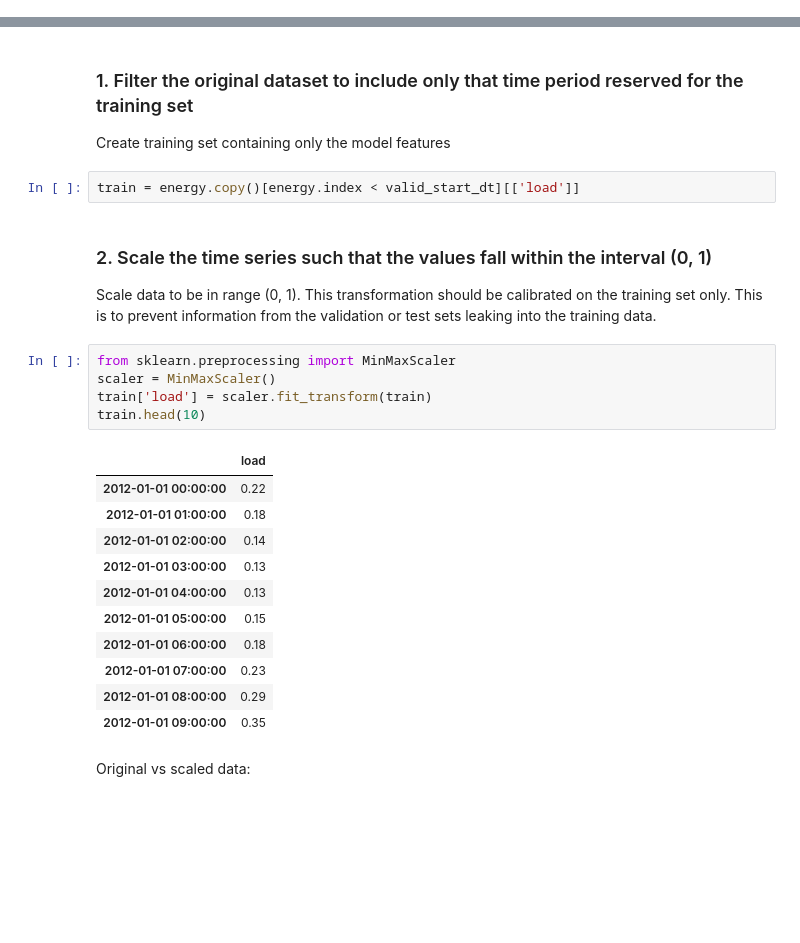
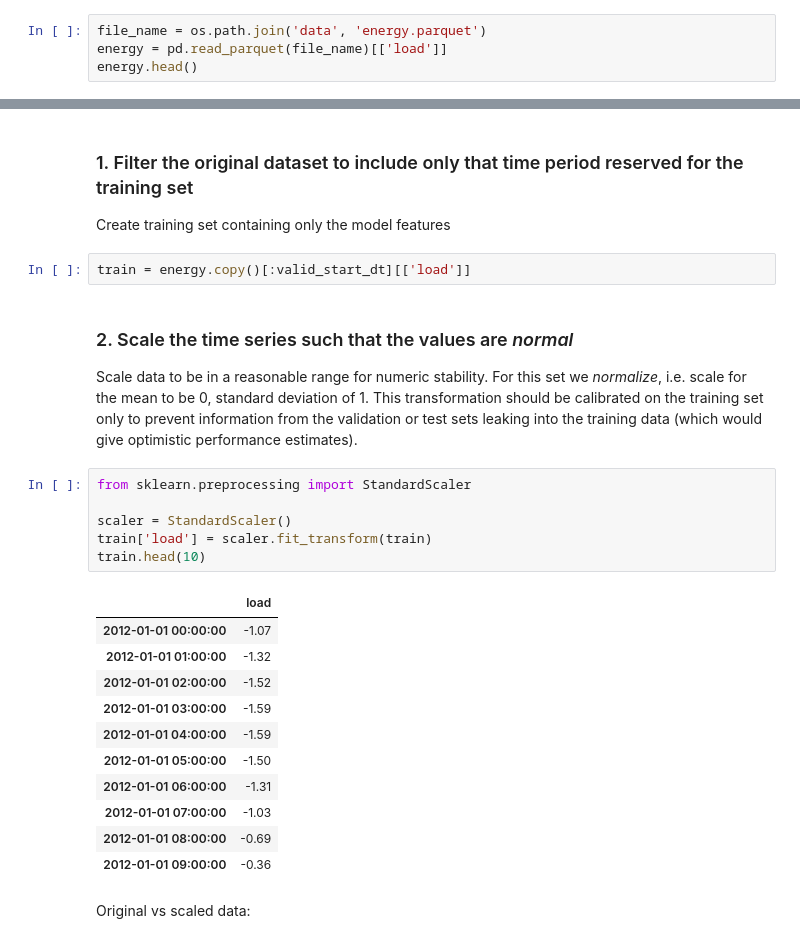
Before and after one commit to Azure/DeepLearningForTimeSeriesForecasting, a Jupyter notebook: 1_CNN_dilated.ipynb, the cells around one changed output, grey strips where cells are left out. Drawn from its saved outputs; the diff is of its cells as text; blank space fills up the shorter version.

```diff
--- a/1_CNN_dilated.ipynb
+++ b/1_CNN_dilated.ipynb
@@ -42,0 +33,4 @@ energy.head()
+# %%
+file_name = os.path.join('data', 'energy.parquet')
+energy = pd.read_parquet(file_name)[['load']]
+energy.head()
@@ -85,27 +89,29 @@ Our data preparation for the training set will involve the following steps:
 ### 1. Filter the original dataset to include only that time period reserved for the training set
 Create training set containing only the model features
 # %%
-train = energy.copy()[energy.index < valid_start_dt][['load']]
+train = energy.copy()[:valid_start_dt][['load']]
 # %% [markdown]
-### 2. Scale the time series such that the values fall within the interval (0, 1)
-Scale data to be in range (0, 1). This transformation should be calibrated on the training set only. This is to prevent information from the validation or test sets leaking into the training data.
+### 2. Scale the time series such that the values are *normal*
+
+Scale data to be in a reasonable range for numeric stability. For this set we *normalize*, i.e. scale for the mean to be 0, standard deviation of 1. This transformation should be calibrated on the training set only to prevent information from the validation or test sets leaking into the training data (which would give optimistic performance estimates).
 # %%
-from sklearn.preprocessing import MinMaxScaler
-scaler = MinMaxScaler()
+from sklearn.preprocessing import StandardScaler
+
+scaler = StandardScaler()
 train['load'] = scaler.fit_transform(train)
 train.head(10)
 # %% [output]
 |  | load |
-| 2012-01-01 00:00:00 | 0.22 |
-| 2012-01-01 01:00:00 | 0.18 |
-| 2012-01-01 02:00:00 | 0.14 |
-| 2012-01-01 03:00:00 | 0.13 |
-| 2012-01-01 04:00:00 | 0.13 |
-| 2012-01-01 05:00:00 | 0.15 |
-| 2012-01-01 06:00:00 | 0.18 |
-| 2012-01-01 07:00:00 | 0.23 |
-| 2012-01-01 08:00:00 | 0.29 |
-| 2012-01-01 09:00:00 | 0.35 |
+| 2012-01-01 00:00:00 | -1.07 |
+| 2012-01-01 01:00:00 | -1.32 |
+| 2012-01-01 02:00:00 | -1.52 |
+| 2012-01-01 03:00:00 | -1.59 |
+| 2012-01-01 04:00:00 | -1.59 |
+| 2012-01-01 05:00:00 | -1.50 |
+| 2012-01-01 06:00:00 | -1.31 |
+| 2012-01-01 07:00:00 | -1.03 |
+| 2012-01-01 08:00:00 | -0.69 |
+| 2012-01-01 09:00:00 | -0.36 |
 # %% [markdown]
 Original vs scaled data:
 # %%
```
Also changed, not shown: parts of 37 cells of this notebook.
